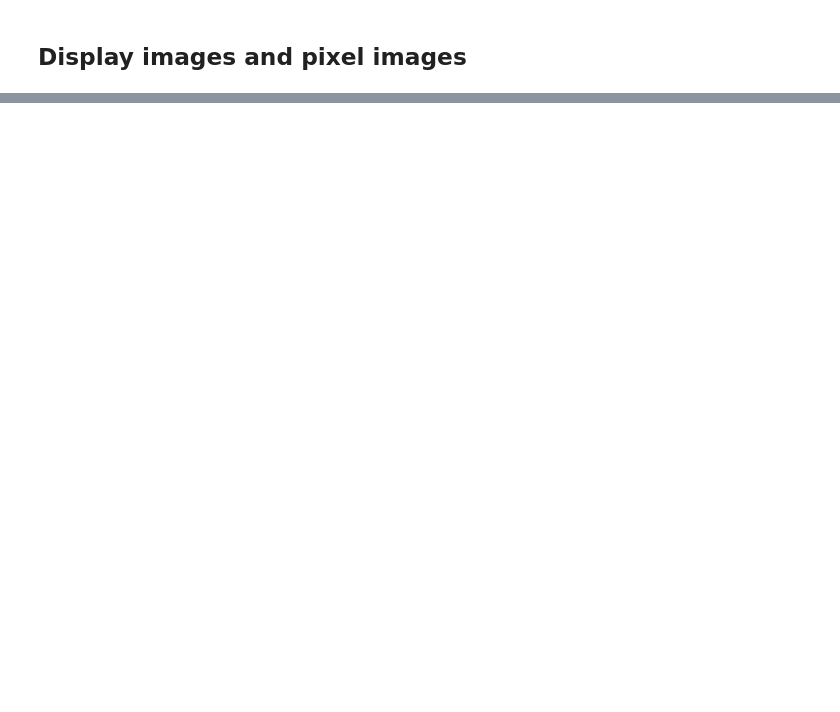
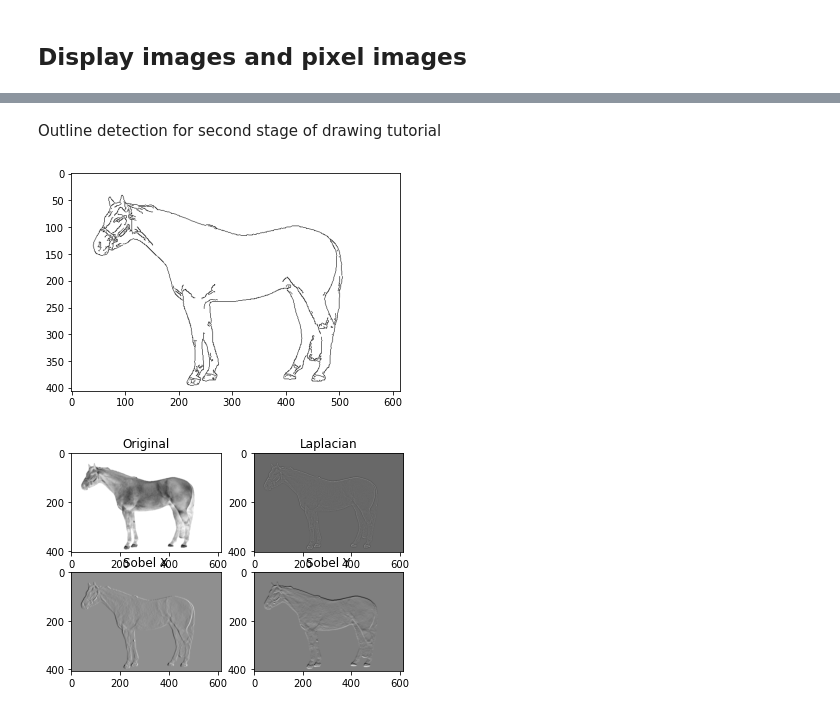
Before and after one commit to lb19337/MDM3-C, a Jupyter notebook: Gaussian_mixture.ipynb, the cells around one changed output, grey strips where cells are left out. Saved outputs shown, nothing was run; the diff lists cells and outputs as text; code cells hidden in the pictures; blank space fills up the shorter version.

```diff
--- a/Gaussian_mixture.ipynb
+++ b/Gaussian_mixture.ipynb
@@ -134,0 +142,39 @@ plot_animals(horse, poochie, giraffe)
+# %% [markdown]
+Outline detection for second stage of drawing tutorial
+# %%
+"""Outline detection using open cv Canny"""
+
+img = cv2.imread("Images/horse.png")
+edges = cv2.Canny(img, 80, 200)
+plt.imshow(edges, cmap = 'binary')
+plt.show()
+
+"""Outline detection using Sobel operator"""
+# converting to gray scale
+gray = cv2.cvtColor(img, cv2.COLOR_BGR2GRAY)
+
+# remove noise
+img = cv2.GaussianBlur(gray,(3,3),0)
+
+# convolute with proper kernels
+laplacian = cv2.Laplacian(img, cv2.CV_64F)
+sobelx = cv2.Sobel(img, cv2.CV_64F,1,0, ksize = 5)  # x
+sobely = cv2.Sobel(img, cv2.CV_64F,0,1, ksize = 5)  # y
+
+plt.subplot(2,2,1)
+plt.imshow(img,cmap = 'binary')
+plt.title('Original')
+plt.subplot(2,2,2)
+plt.imshow(laplacian,cmap = 'binary')
+plt.title('Laplacian')
+plt.subplot(2,2,3)
+plt.imshow(sobelx,cmap = 'binary')
+plt.title('Sobel X')
+plt.subplot(2,2,4)
+plt.imshow(sobely,cmap = 'binary')
+plt.title('Sobel Y')
+
+plt.show()
+# %% [output]
+[figure, added]
+[figure, added]
```
Also changed, not shown: parts of 2 cells of this notebook.
